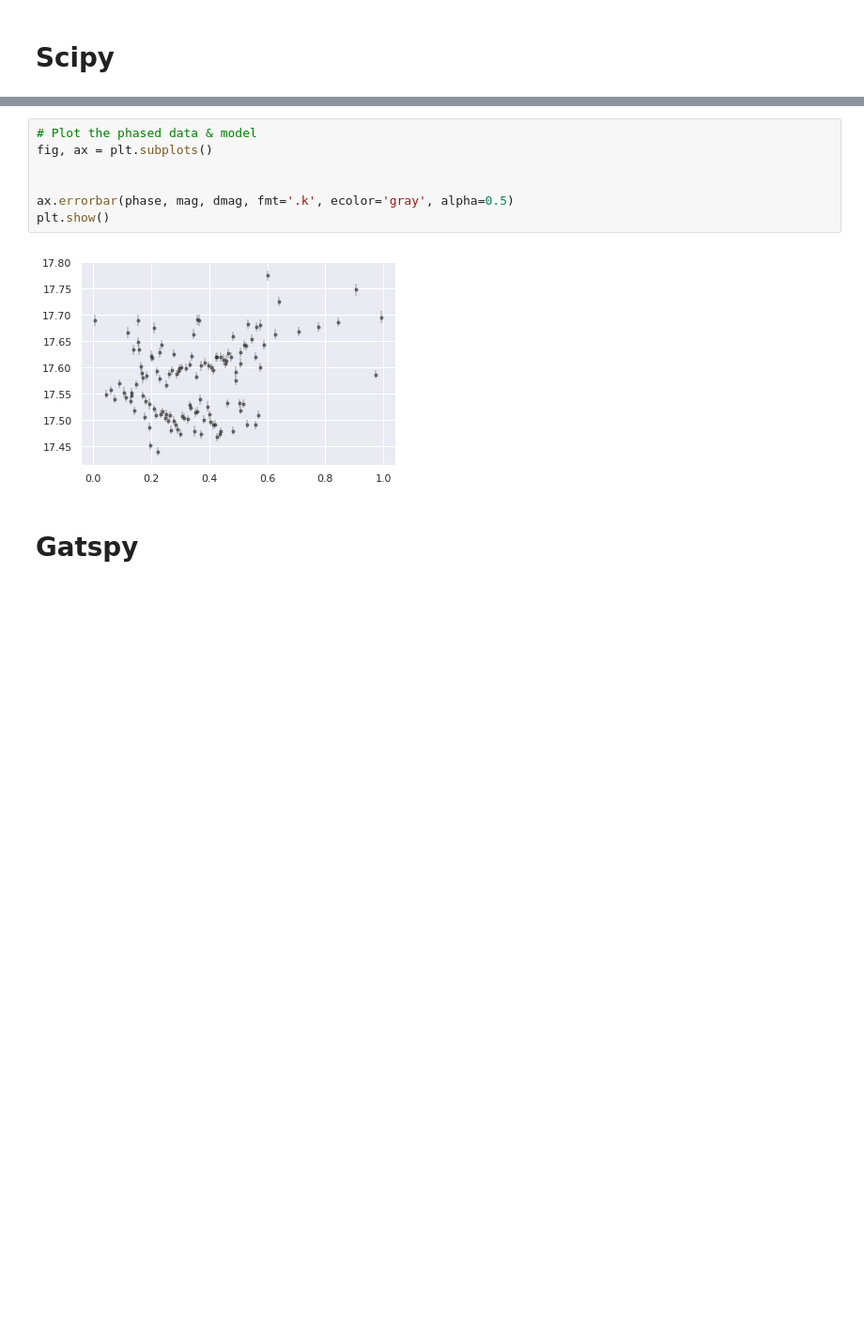
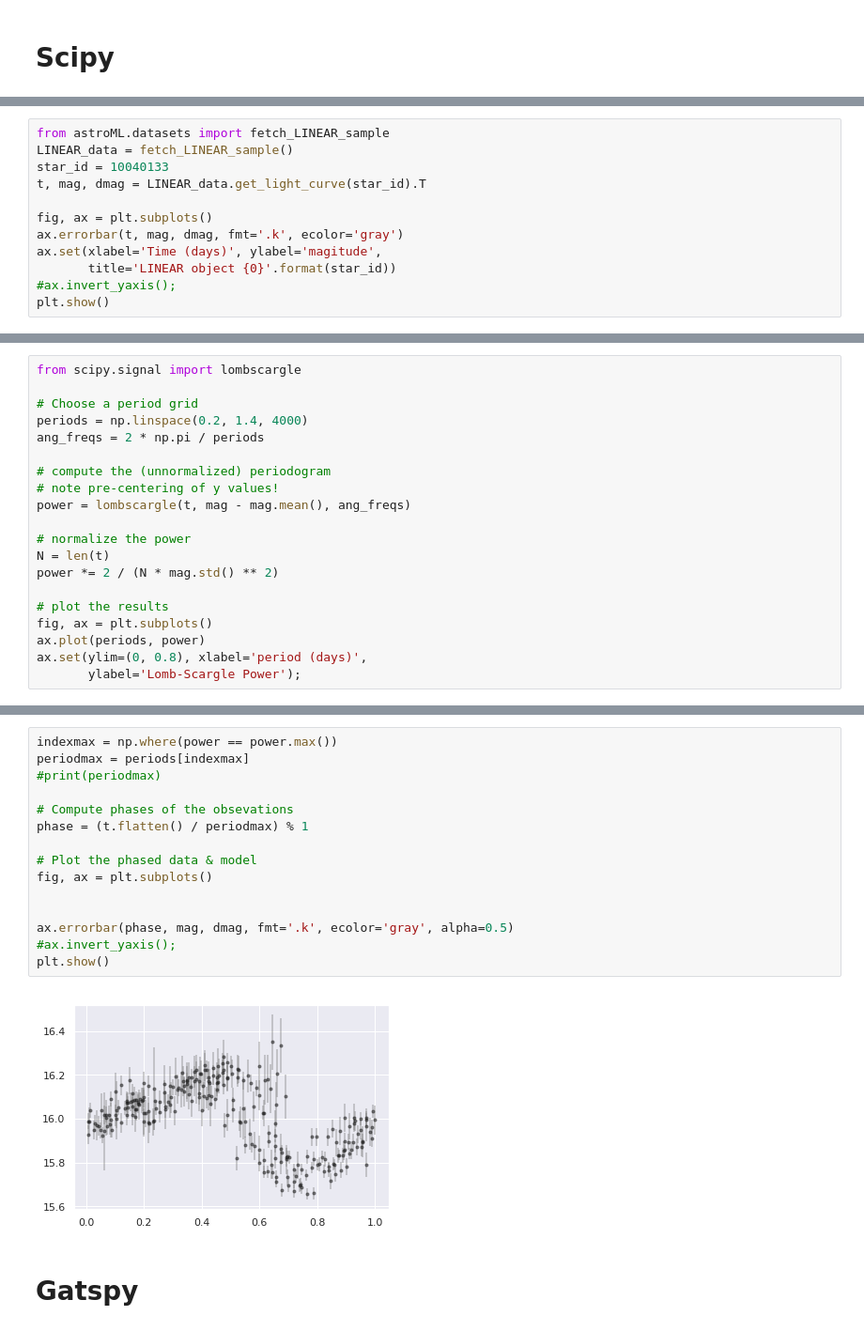
Before and after one commit to manuelmarcano22/NGC6397F336W, a Jupyter notebook: u9712005/LightCurve.ipynb, the cells around one changed output, grey strips where cells are left out. Shown at 94% size. Saved outputs shown, nothing was run; the diff lists cells and outputs as text; blank space fills up the shorter version.

```diff
--- a/u9712005/LightCurve.ipynb
+++ b/u9712005/LightCurve.ipynb
@@ -217,0 +228,12 @@ phase = (t737.flatten() / period) % 1
+# %%
+from astroML.datasets import fetch_LINEAR_sample
+LINEAR_data = fetch_LINEAR_sample()
+star_id = 10040133
+t, mag, dmag = LINEAR_data.get_light_curve(star_id).T
+
+fig, ax = plt.subplots()
+ax.errorbar(t, mag, dmag, fmt='.k', ecolor='gray')
+ax.set(xlabel='Time (days)', ylabel='magitude',
+       title='LINEAR object {0}'.format(star_id))
+#ax.invert_yaxis();
+plt.show()
@@ -217,0 +242,20 @@ phase = (t737.flatten() / period) % 1
+# %%
+from scipy.signal import lombscargle
+
+# Choose a period grid
+periods = np.linspace(0.2, 1.4, 4000)
+ang_freqs = 2 * np.pi / periods
+
+# compute the (unnormalized) periodogram
+# note pre-centering of y values!
+power = lombscargle(t, mag - mag.mean(), ang_freqs)
+
+# normalize the power
+N = len(t)
+power *= 2 / (N * mag.std() ** 2)
+
+# plot the results
+fig, ax = plt.subplots()
+ax.plot(periods, power)
+ax.set(ylim=(0, 0.8), xlabel='period (days)',
+       ylabel='Lomb-Scargle Power');
@@ -218,12 +264,20 @@ phase = (t737.flatten() / period) % 1
 # %%
+indexmax = np.where(power == power.max())
+periodmax = periods[indexmax]
+#print(periodmax)
+
+# Compute phases of the obsevations
+phase = (t.flatten() / periodmax) % 1
+
 # Plot the phased data & model
 fig, ax = plt.subplots()
 
 
 ax.errorbar(phase, mag, dmag, fmt='.k', ecolor='gray', alpha=0.5)
+#ax.invert_yaxis();
 plt.show()
 # %% [output]
-[figure, old version]
+[figure, new version]
 # %% [markdown]
 # Gatspy
 # %%
```
Also changed, not shown: parts of 5 cells of this notebook.
